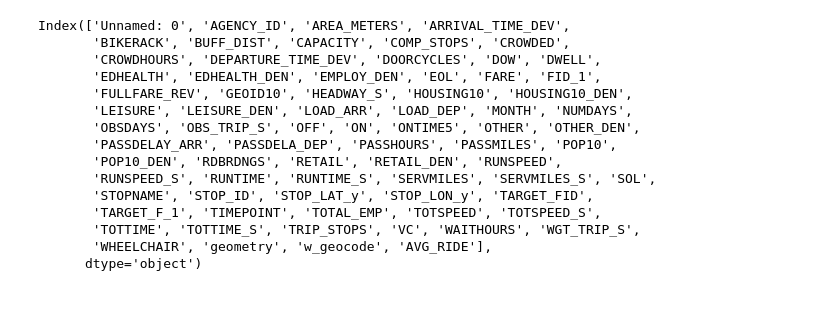
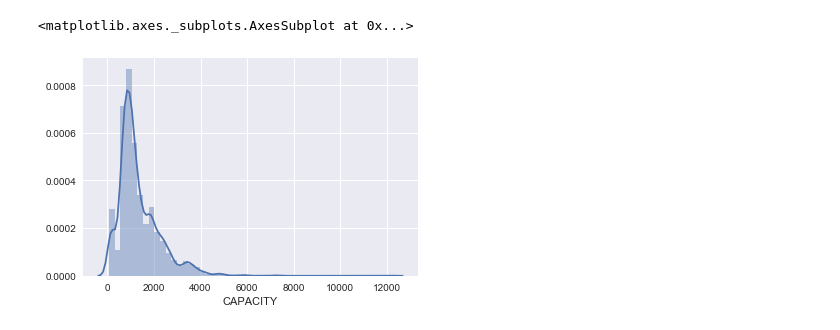
Before and after one commit to alex-mucci/Transit-Casa-Share, a Jupyter notebook: Notebooks/Seeing what the Data Looks Like.ipynb, the cells around one changed output. Cells and saved outputs as stored; diff of their text form; code cells hidden in the pictures; blank space fills up the shorter version.

```diff
--- a/Notebooks/Seeing what the Data Looks Like.ipynb
+++ b/Notebooks/Seeing what the Data Looks Like.ipynb
@@ -41,18 +60,6 @@ sns.distplot(df['CAPACITY'])
-# %%
-df.columns
-# %% [output]
-Index(['Unnamed: 0', 'AGENCY_ID', 'AREA_METERS', 'ARRIVAL_TIME_DEV',
-       'BIKERACK', 'BUFF_DIST', 'CAPACITY', 'COMP_STOPS', 'CROWDED',
-       'CROWDHOURS', 'DEPARTURE_TIME_DEV', 'DOORCYCLES', 'DOW', 'DWELL',
-       'EDHEALTH', 'EDHEALTH_DEN', 'EMPLOY_DEN', 'EOL', 'FARE', 'FID_1',
-       'FULLFARE_REV', 'GEOID10', 'HEADWAY_S', 'HOUSING10', 'HOUSING10_DEN',
-       'LEISURE', 'LEISURE_DEN', 'LOAD_ARR', 'LOAD_DEP', 'MONTH', 'NUMDAYS',
-       'OBSDAYS', 'OBS_TRIP_S', 'OFF', 'ON', 'ONTIME5', 'OTHER', 'OTHER_DEN',
-       'PASSDELAY_ARR', 'PASSDELA_DEP', 'PASSHOURS', 'PASSMILES', 'POP10',
-       'POP10_DEN', 'RDBRDNGS', 'RETAIL', 'RETAIL_DEN', 'RUNSPEED',
-       'RUNSPEED_S', 'RUNTIME', 'RUNTIME_S', 'SERVMILES', 'SERVMILES_S', 'SOL',
-       'STOPNAME', 'STOP_ID', 'STOP_LAT_y', 'STOP_LON_y', 'TARGET_FID',
-       'TARGET_F_1', 'TIMEPOINT', 'TOTAL_EMP', 'TOTSPEED', 'TOTSPEED_S',
-       'TOTTIME', 'TOTTIME_S', 'TRIP_STOPS', 'VC', 'WAITHOURS', 'WGT_TRIP_S',
-       'WHEELCHAIR', 'geometry', 'w_geocode', 'AVG_RIDE'],
-      dtype='object')
+# %%
+df = df.drop(df[np.isnan(df['ON'])].index)
+sns.distplot(df['CAPACITY'])
+# %% [output]
+<matplotlib.axes._subplots.AxesSubplot at 0x...>
+[figure, added]
```
Also changed, not shown: parts of 15 cells of this notebook, 36 other files.
